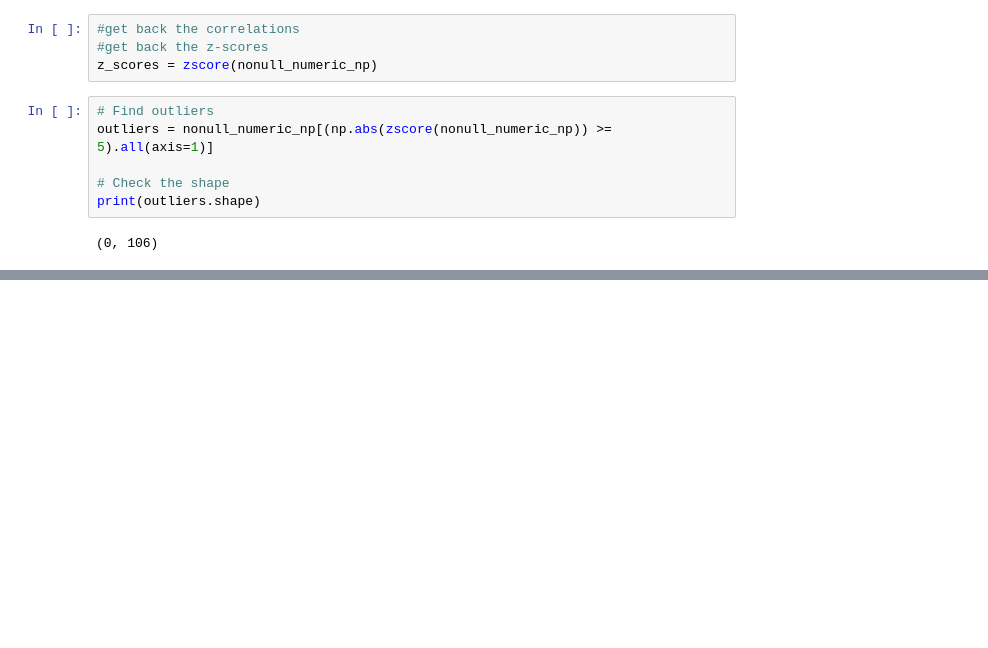
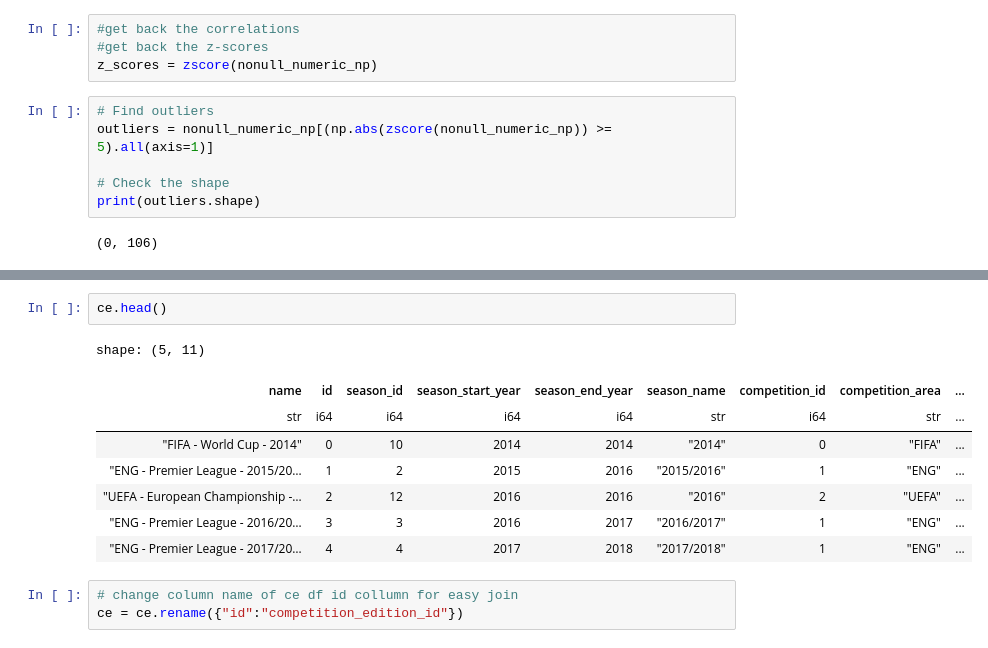
Before and after one commit to ihosten/internship_club_brugge, a Jupyter notebook: start_project/exploratory_analysis.ipynb, the cells around one changed output, grey strips where cells are left out. Drawn from its saved outputs; the diff is of its cells as text; blank space fills up the shorter version.

```diff
--- a/start_project/exploratory_analysis.ipynb
+++ b/start_project/exploratory_analysis.ipynb
@@ -202,0 +213,14 @@ Then refer 'https://github.com/Kanaries/pygwalker/wiki/How-to-get-api-key-of-kan
+# %%
+ce.head()
+# %% [output]
+shape: (5, 11)
+| name | id | season_id | season_start_year | season_end_year | season_name | competition_id | competition_area | ... |
+| str | i64 | i64 | i64 | i64 | str | i64 | str | ... |
+| "FIFA - World Cup - 2014" | 0 | 10 | 2014 | 2014 | "2014" | 0 | "FIFA" | ... |
+| "ENG - Premier League - 2015/20… | 1 | 2 | 2015 | 2016 | "2015/2016" | 1 | "ENG" | ... |
+| "UEFA - European Championship -… | 2 | 12 | 2016 | 2016 | "2016" | 2 | "UEFA" | ... |
+| "ENG - Premier League - 2016/20… | 3 | 3 | 2016 | 2017 | "2016/2017" | 1 | "ENG" | ... |
+| "ENG - Premier League - 2017/20… | 4 | 4 | 2017 | 2018 | "2017/2018" | 1 | "ENG" | ... |
+# %%
+# change column name of ce df id collumn for easy join
+ce = ce.rename({"id":"competition_edition_id"})
```
Also changed, not shown: parts of 27 cells of this notebook, 3 other files.
